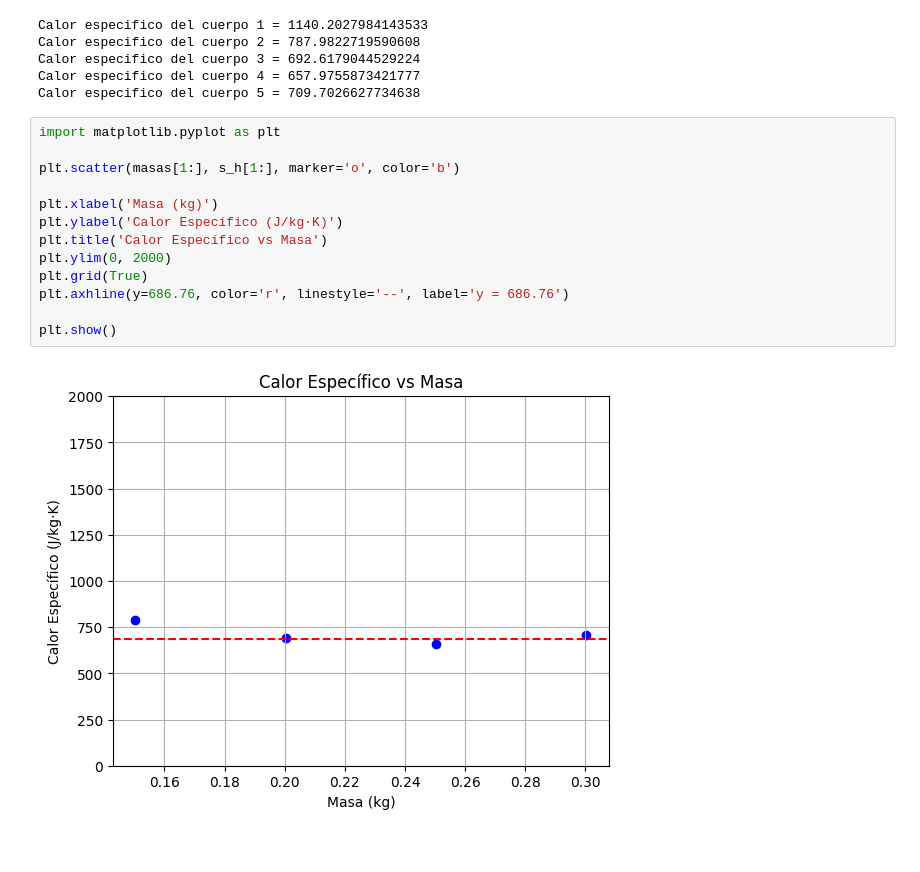
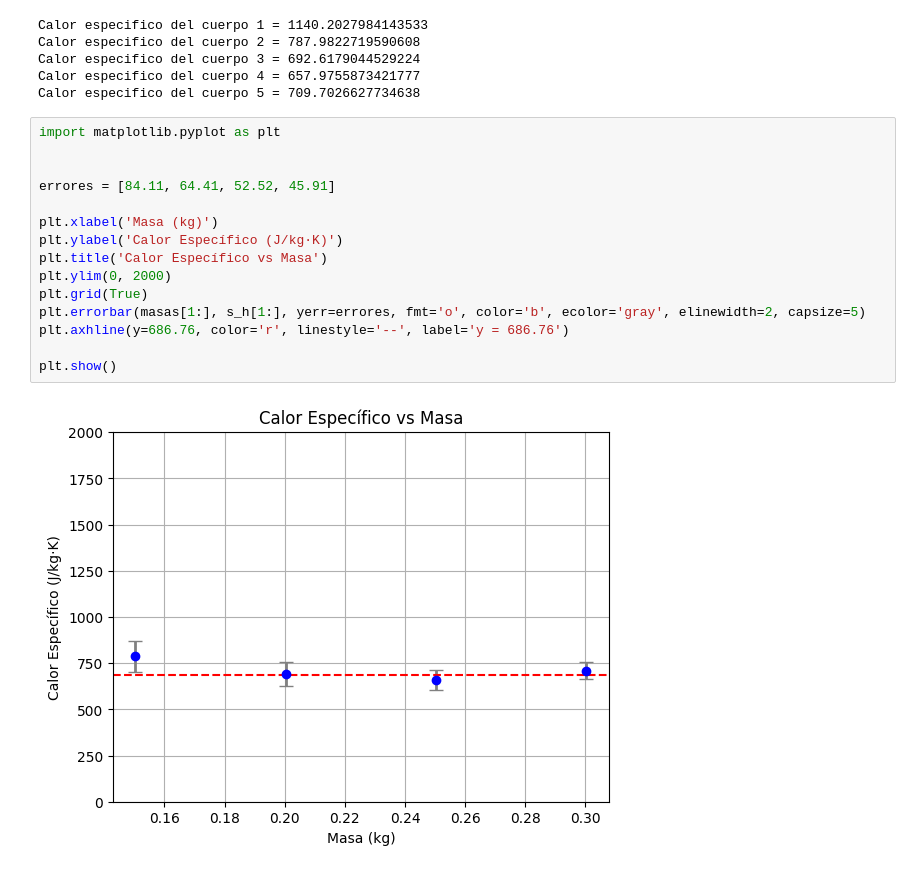
Before and after one commit to Vicber507/Calorimetria, a Jupyter notebook: Informe de calorimetria.ipynb, the cells around one changed output. Cells and saved outputs as stored; diff of their text form.

Commit message:
barras de error

```diff
--- a/Informe de calorimetria.ipynb
+++ b/Informe de calorimetria.ipynb
@@ -202,15 +202,17 @@ Calor especifico del cuerpo 5 = 709.7026627734638
 # %%
 import matplotlib.pyplot as plt
 
-plt.scatter(masas[1:], s_h[1:], marker='o', color='b')
+
+errores = [84.11, 64.41, 52.52, 45.91]
 
 plt.xlabel('Masa (kg)')
 plt.ylabel('Calor Específico (J/kg·K)')
 plt.title('Calor Específico vs Masa')
 plt.ylim(0, 2000)
 plt.grid(True)
+plt.errorbar(masas[1:], s_h[1:], yerr=errores, fmt='o', color='b', ecolor='gray', elinewidth=2, capsize=5)
 plt.axhline(y=686.76, color='r', linestyle='--', label='y = 686.76')
 
 plt.show()
 # %% [output]
-[figure, old version]
+[figure, new version]
```
